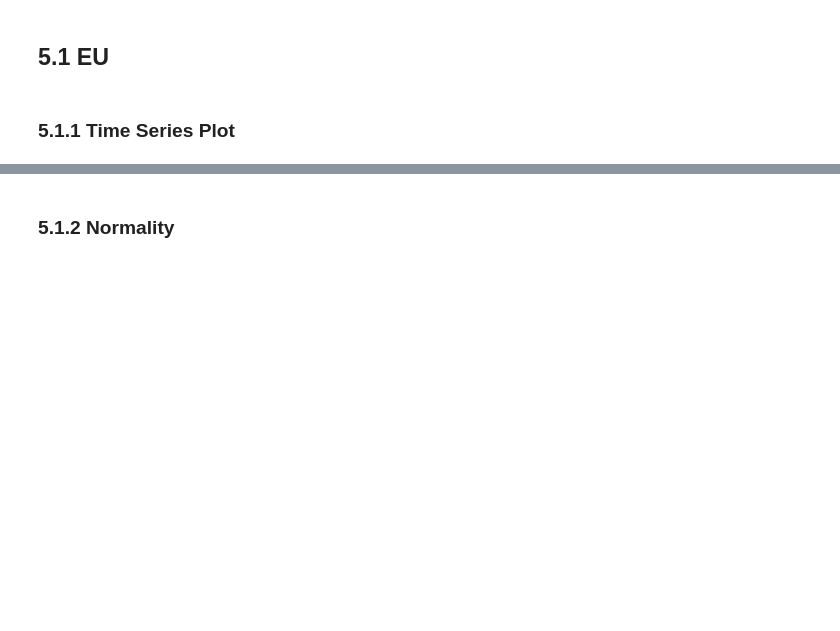
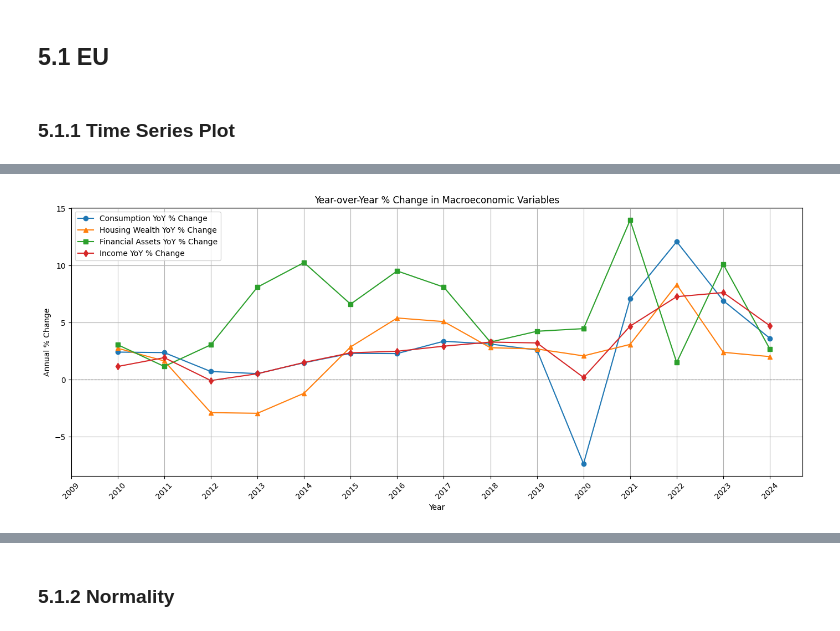
Before and after one commit to Graspp-25-Spring/graspp-25S-Wealth-Consumption, a Jupyter notebook: notebooks/milestone_1_update.ipynb, the cells around one changed output, grey strips where cells are left out. Drawn from its saved outputs; the diff is of its cells as text; code cells hidden in the pictures; blank space fills up the shorter version.

```diff
--- a/notebooks/milestone_1_update.ipynb
+++ b/notebooks/milestone_1_update.ipynb
@@ -574 +581,31 @@ plt.show()
+# %%
+import matplotlib.pyplot as plt
+import pandas as pd
+
+df_merge['year'] = df_merge['date'].dt.year
+annual_avg = df_merge.groupby('year')[['consumption', 'housing_wealth', 'financial_assets', 'income']].mean().reset_index()
+
+annual_avg['consumption_yoy_pct'] = annual_avg['consumption'].pct_change() * 100
+annual_avg['housing_wealth_yoy_pct'] = annual_avg['housing_wealth'].pct_change() * 100
+annual_avg['financial_assets_yoy_pct'] = annual_avg['financial_assets'].pct_change() * 100
+annual_avg['income_yoy_pct'] = annual_avg['income'].pct_change() * 100
+
+plt.figure(figsize=(14, 6))
+
+plt.plot(annual_avg['year'], annual_avg['consumption_yoy_pct'], label='Consumption YoY % Change', marker='o')
+plt.plot(annual_avg['year'], annual_avg['housing_wealth_yoy_pct'], label='Housing Wealth YoY % Change', marker='^')
+plt.plot(annual_avg['year'], annual_avg['financial_assets_yoy_pct'], label='Financial Assets YoY % Change', marker='s')
+plt.plot(annual_avg['year'], annual_avg['income_yoy_pct'], label='Income YoY % Change', marker='d')
+
+plt.axhline(y=0, color='gray', linestyle='--', linewidth=0.8)
+plt.title('Year-over-Year % Change in Macroeconomic Variables')
+plt.xlabel('Year')
+plt.ylabel('Annual % Change')
+plt.xticks(annual_avg['year'], rotation=45)
+plt.grid(True)
+plt.legend()
+plt.tight_layout()
+plt.show()
+# %% [output]
+[figure, added]
 # %% [markdown]
```
Also changed, not shown: parts of 7 cells of this notebook, 2 other files.
